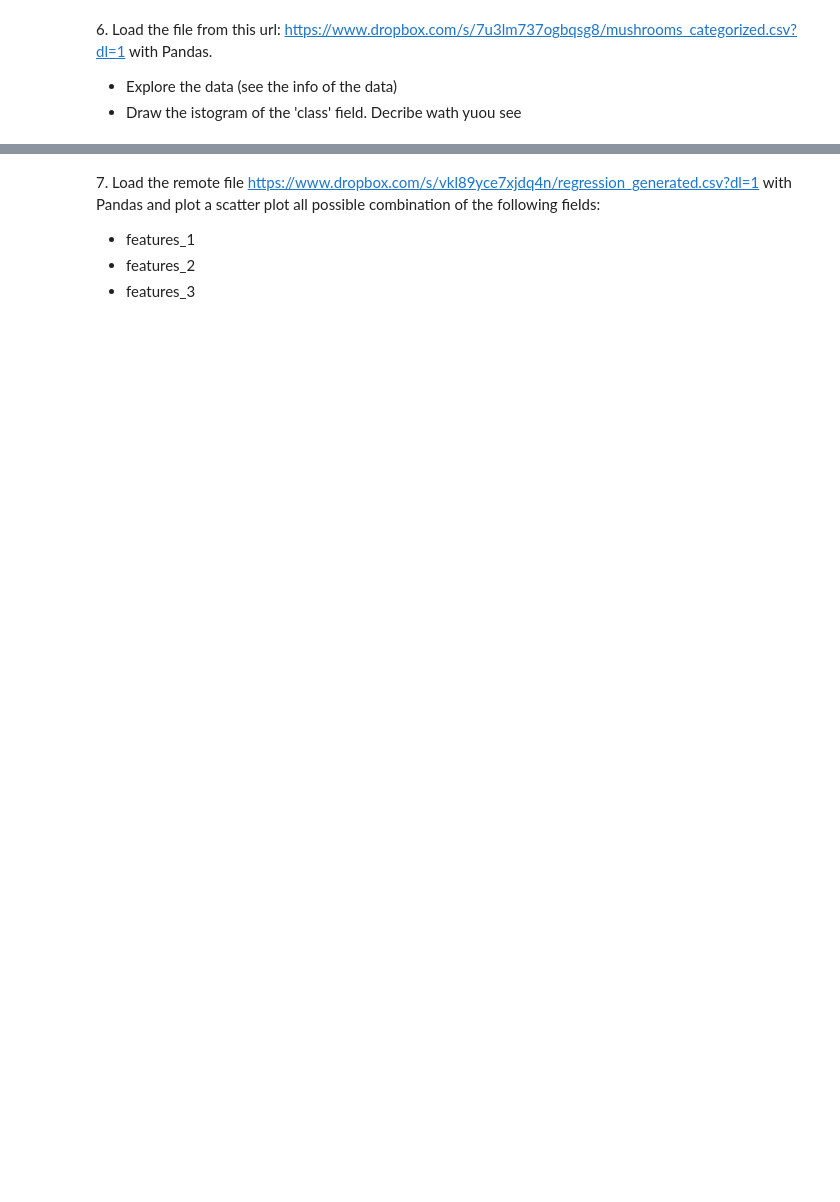
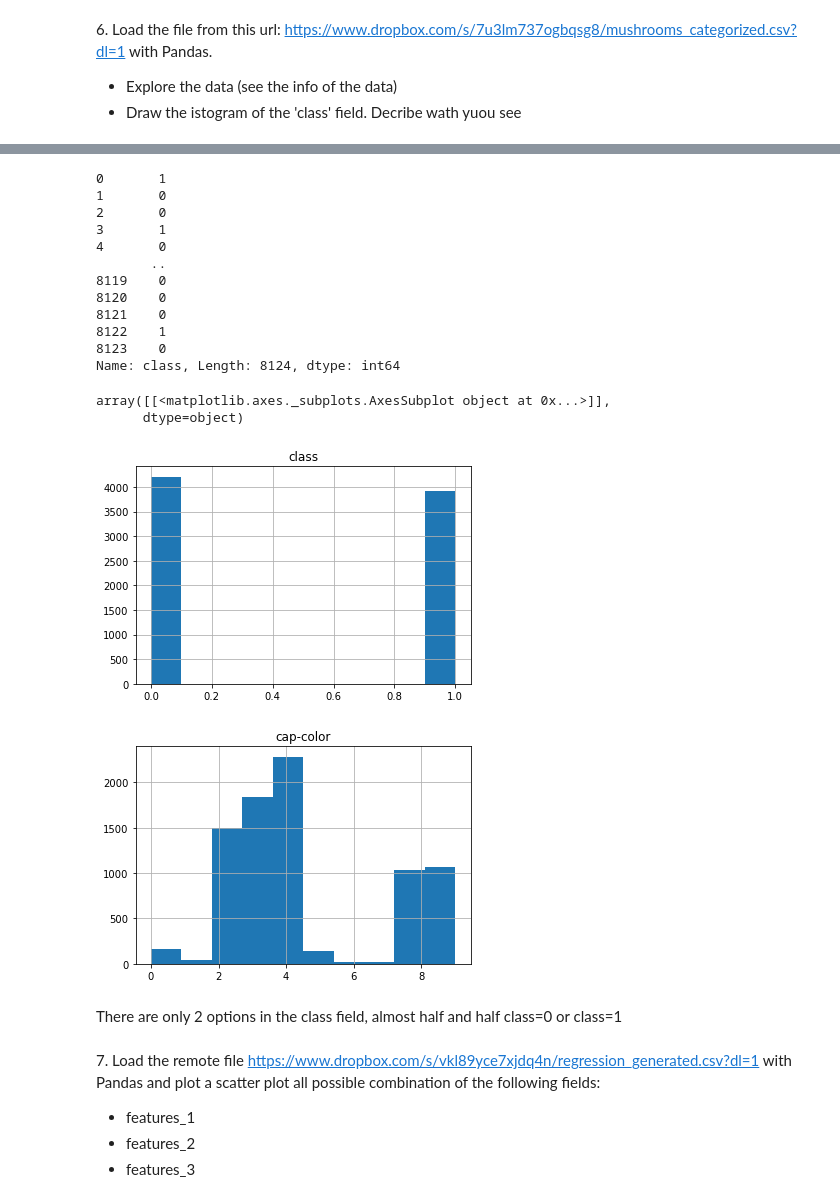
Before and after one commit to M-FedonVocaturo/LaboratoryOfComputationalPhysics_Y5, a Jupyter notebook: 05ex_OSEMN.ipynb, the cells around one changed output, grey strips where cells are left out. Saved outputs shown, nothing was run; the diff lists cells and outputs as text; code cells hidden in the pictures; blank space fills up the shorter version.

```diff
--- a/05ex_OSEMN.ipynb
+++ b/05ex_OSEMN.ipynb
@@ -159,0 +296,22 @@ error: unpack requires a buffer of 2 bytes
+# %%
+import pandas as pd
+file_name="mushrooms_categorized.csv?dl=1"
+datam=pd.read_csv(file_name)
+
+#print(datam)
+print(type(datam))
+#we have a PANDA DataFrame
+print("length::",len(datam),"shape (rows,colums)::",datam.shape)
+#print(datam.head())
+#You can have a look at the first five rows with head()
+datam.head()
+
+#You can configure Pandas to display all the columns
+pd.set_option("display.max.columns", None)
+
+
+#While it’s practical to see all the columns, you probably won’t need six decimal places! Change it to two
+pd.set_option("display.precision", 2)
+
+datam.head()
+datam.tail(10)
@@ -160,3 +366,32 @@ error: unpack requires a buffer of 2 bytes
+# %%
+type(datam["class"])
+print(datam["class"])
+
+%matplotlib inline
+
+datam.hist("class")
+datam.hist("cap-color")
+# %% [output]
+0       1
+1       0
+2       0
+3       1
+4       0
+       ..
+8119    0
+8120    0
+8121    0
+8122    1
+8123    0
+Name: class, Length: 8124, dtype: int64
+array([[<matplotlib.axes._subplots.AxesSubplot object at 0x...>]],
+      dtype=object)
+[figure, added]
+[figure, added]
+# %% [markdown]
+There are only 2 options in the class field,
+almost half and half
+class=0 or class=1
 # %% [markdown]
 7\. Load the remote file [https://www.dropbox.com/s/vkl89yce7xjdq4n/regression_generated.csv?dl=1](https://www.dropbox.com/s/vkl89yce7xjdq4n/regression_generated.csv?dl=1) with Pandas and plot a scatter plot all possible combination of the following fields:
 
```
Also changed, not shown: parts of 23 cells of this notebook.
